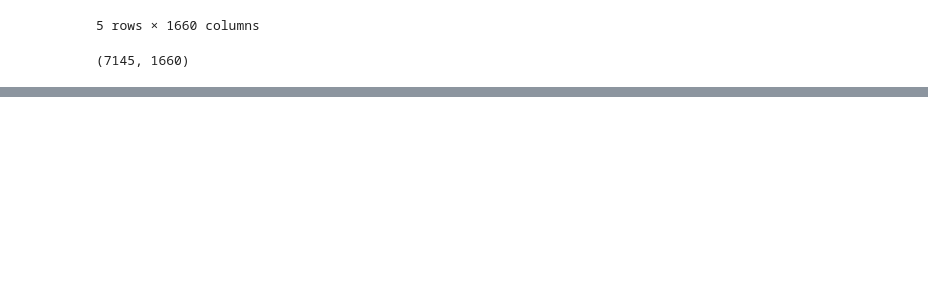
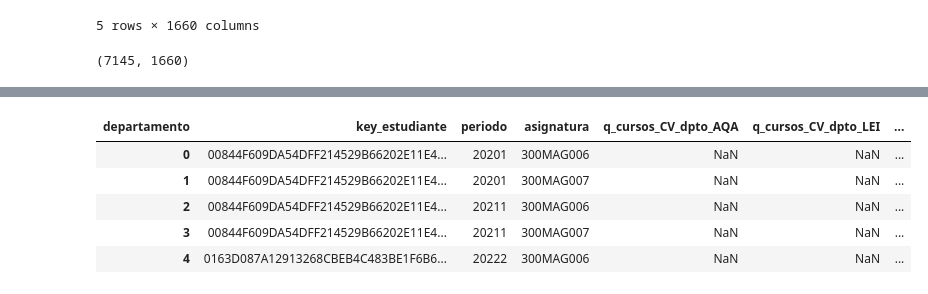
Before and after one commit to jaimereinoso2/pg2, a Jupyter notebook: prepararDATOS.ipynb, the cells around one changed output, grey strips where cells are left out. Saved outputs shown, nothing was run; the diff lists cells and outputs as text; code cells hidden in the pictures; blank space fills up the shorter version.

```diff
--- a/prepararDATOS.ipynb
+++ b/prepararDATOS.ipynb
@@ -644,0 +696,19 @@ print(DATOS.shape)
+# %%
+DATOS = pd.read_pickle('checkPoints/DATOS9.pkl')
+
+query = """
+    SELECT ma.key_estudiante, ma.periodo, ma.asignatura, ma2.departamento, count(*) q_cursos_CV
+    FROM f_matriculasAsignaturas ma
+    INNER JOIN f_periodos p
+    ON p.periodo = ma.periodo
+    INNER JOIN f_matriculasAsignaturas ma2
+    ON ma2.key_estudiante = ma.key_estudiante
+    INNER JOIN  f_periodos p2
+    ON p2.periodo = ma2.periodo
+    WHERE ma.analizar = 1						-- tomamos en cuenta solo las asignaturas de interés
+    AND p2.tipo ='CV'							-- los periodos anteriores solo se toman en cuenta los tipo CV
+    AND p2.orden < p.orden						-- solo tomamos en cuenta periodos anteriores al periodo de la asig
+    GROUP BY ma.key_estudiante, ma.periodo, ma.asignatura, ma2.departamento;
+    """
+temp = pd.read_sql(query, con=motor)
+temp.head()
@@ -644,0 +722,16 @@ print(DATOS.shape)
+# %%
+temp_pivot = temp.pivot(index=['key_estudiante','periodo','asignatura'], columns='departamento', values='q_cursos_CV').reset_index()
+prefijo = 'q_cursos_CV_dpto_'
+temp_pivot = temp_pivot.add_prefix(prefijo)
+temp_pivot.rename(columns={prefijo + 'key_estudiante':'key_estudiante',
+                           prefijo + 'periodo':'periodo',
+                           prefijo + 'asignatura':'asignatura'},
+                           inplace=True)
+temp_pivot.head()
+# %% [output]
+| departamento | key_estudiante | periodo | asignatura | q_cursos_CV_dpto_AQA | q_cursos_CV_dpto_LEI | ... |
+| 0 | 00844F609DA54DFF214529B66202E11E4... | 20201 | 300MAG006 | NaN | NaN | ... |
+| 1 | 00844F609DA54DFF214529B66202E11E4... | 20201 | 300MAG007 | NaN | NaN | ... |
+| 2 | 00844F609DA54DFF214529B66202E11E4... | 20211 | 300MAG006 | NaN | NaN | ... |
+| 3 | 00844F609DA54DFF214529B66202E11E4... | 20211 | 300MAG007 | NaN | NaN | ... |
+| 4 | 0163D087A12913268CBEB4C483BE1F6B6... | 20222 | 300MAG006 | NaN | NaN | ... |
```
Also changed, not shown: parts of 12 cells of this notebook, 1 other file.
